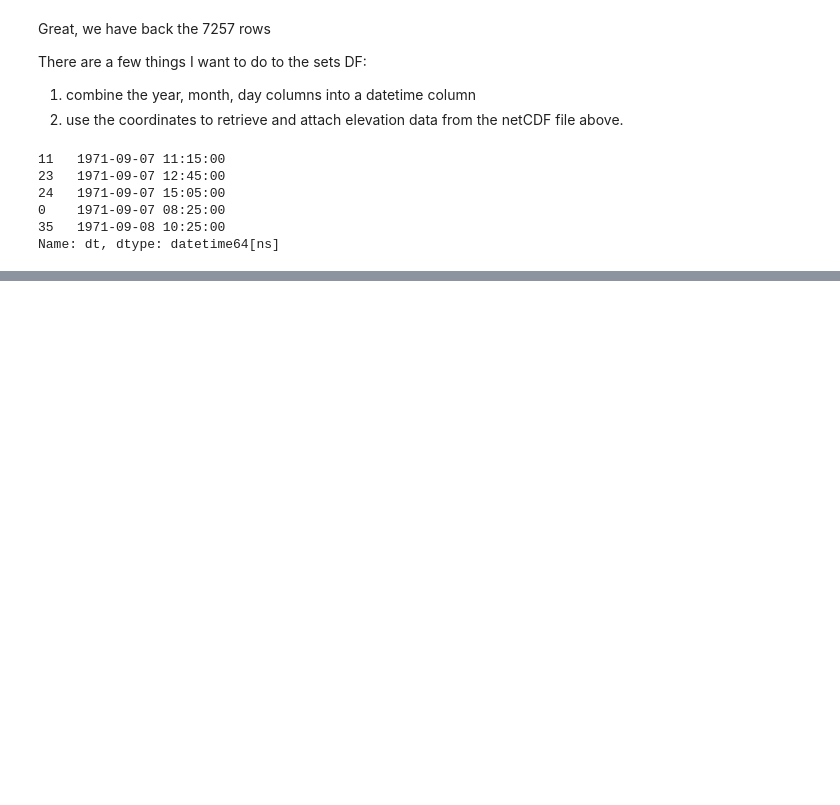
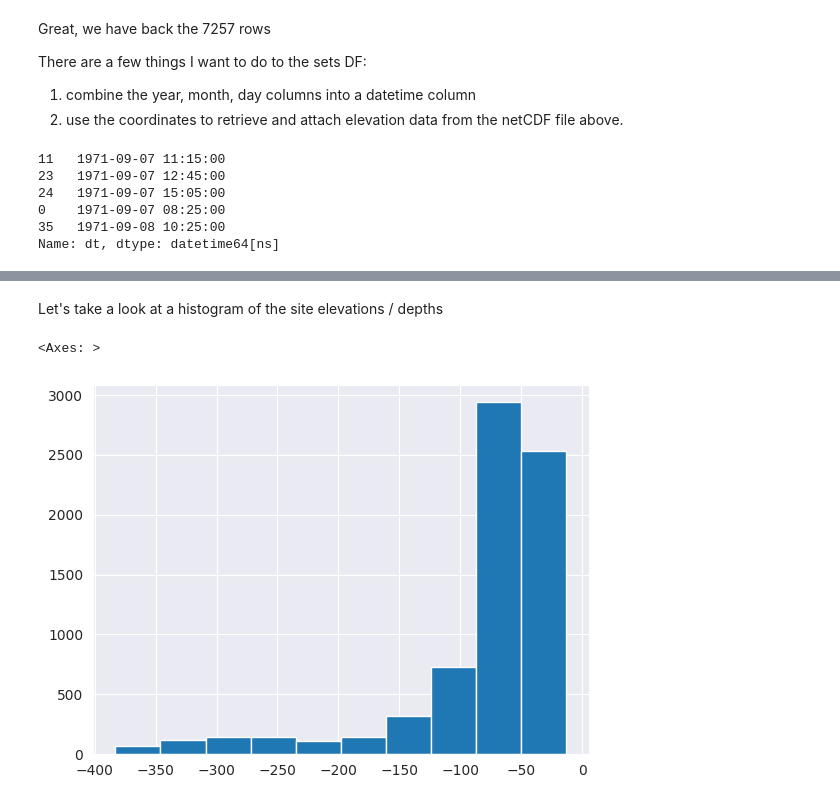
Before and after one commit to davjfish/WatspeedStatsGroupProject, a Jupyter notebook: analysis/Initial_Exploration_of_Data.ipynb, the cells around one changed output, grey strips where cells are left out. Saved outputs shown, nothing was run; the diff lists cells and outputs as text; code cells hidden in the pictures; blank space fills up the shorter version.

```diff
--- a/analysis/Initial_Exploration_of_Data.ipynb
+++ b/analysis/Initial_Exploration_of_Data.ipynb
@@ -330,4 +330,4 @@ def get_elevation(row):
     lon = f"{row['longitude']}"
     return dataset.sel(lat=lat, lon=lon, method="nearest").elevation.values
 
-set_df["elevation"] = set_df.apply(get_elevation, axis=1)
+set_df["elevation"] = set_df.apply(get_elevation, axis=1).astype("int")
@@ -333,0 +354,7 @@ set_df["elevation"] = set_df.apply(get_elevation, axis=1)
+# %% [markdown]
+Let's take a look at a histogram of the site elevations / depths
+# %%
+set_df["elevation"].hist()
+# %% [output]
+<Axes: >
+[figure, added]
```
Also changed, not shown: parts of 3 cells of this notebook.
